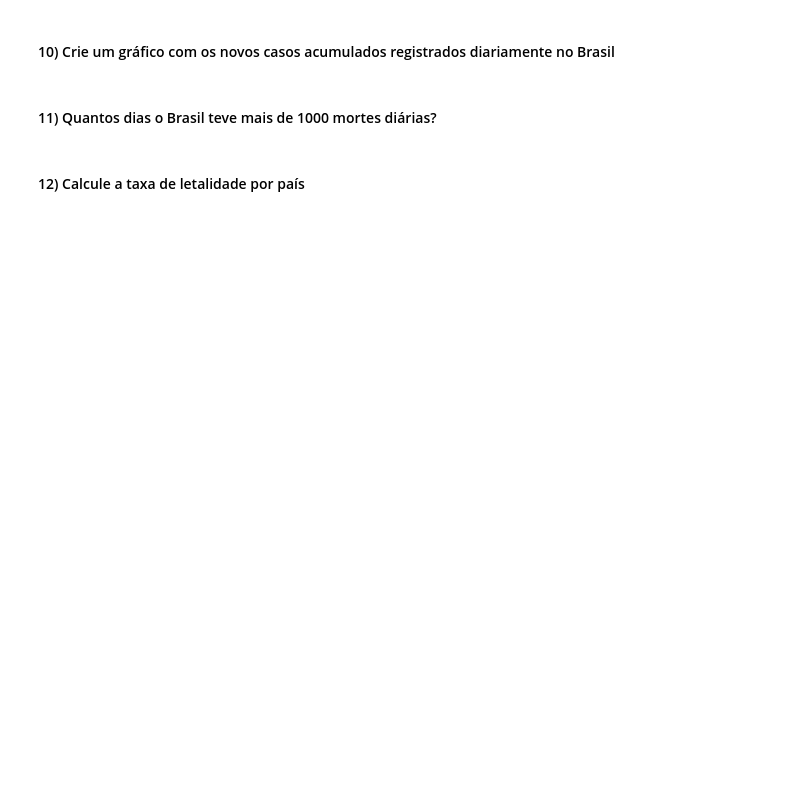
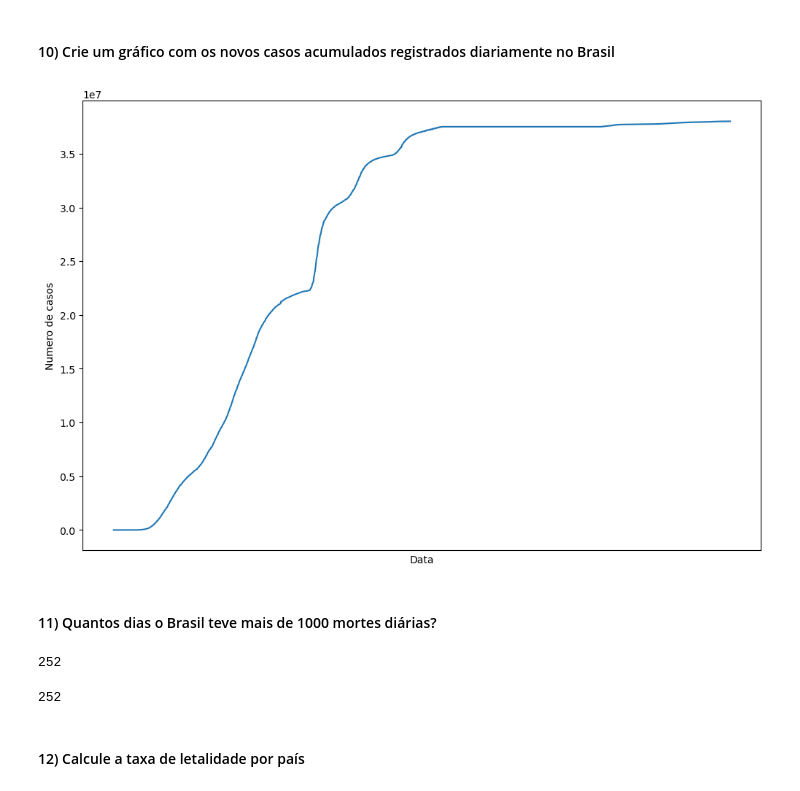
Before and after one commit to moh4b-z/uniSENAI, a Jupyter notebook: Semestre_1/Logica_de_programacao/Aula_13_Exercicio_Analise_Exploratoria_de_Dados.ipynb, the cells around one changed output. Saved outputs shown, nothing was run; the diff lists cells and outputs as text; code cells hidden in the pictures; blank space fills up the shorter version.

```diff
--- a/Semestre_1/Logica_de_programacao/Aula_13_Exercicio_Analise_Exploratoria_de_Dados.ipynb
+++ b/Semestre_1/Logica_de_programacao/Aula_13_Exercicio_Analise_Exploratoria_de_Dados.ipynb
@@ -30,6 +171,24 @@ Dataset URL (CSV): 'https://catalog.ourworldindata.org/garden/covid/latest/compa
 # %% [markdown]
 #### 10) Crie um gráfico com os novos casos acumulados registrados diariamente no Brasil
+# %%
+plt.figure(figsize=(12,8))
+
+plt.plot(br.index,br['total_cases'])
+plt.xlabel('Data')
+plt.ylabel('Numero de casos')
+plt.xticks([])
+plt.show()
+# %% [output]
+[figure, added]
 # %% [markdown]
 #### 11) Quantos dias o Brasil teve mais de 1000 mortes diárias?
+# %%
+len(df.loc[(df['country'] == 'Brazil') & (df['new_deaths'] >= 1000), :])
+# %% [output]
+252
+# %%
+len(brasil[brasil['new_deaths']>1000])
+# %% [output]
+252
 # %% [markdown]
 #### 12) Calcule a taxa de letalidade por país
```
Also changed, not shown: parts of 15 cells of this notebook.
